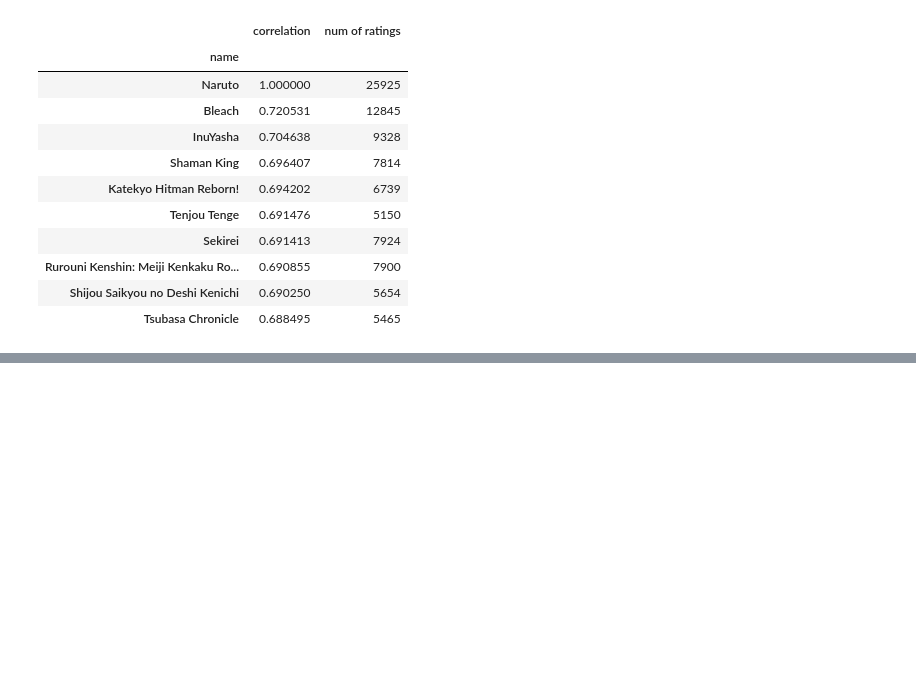
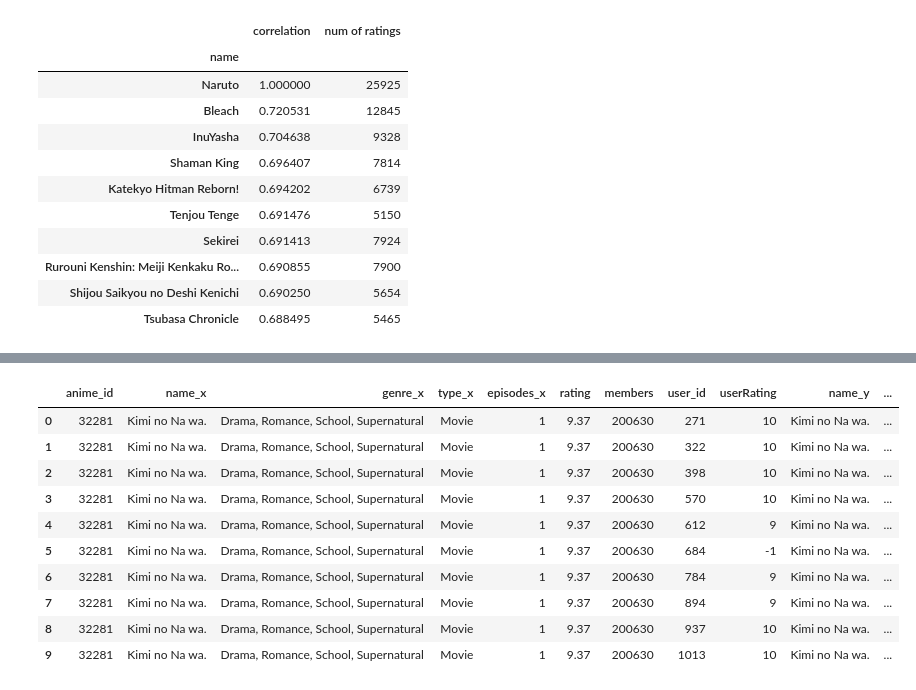
Before and after one commit to ChrisKalahiki/anime-recommendations, a Jupyter notebook: notebooks/main.ipynb, the cells around one changed output, grey strips where cells are left out. Cells and saved outputs as stored; diff of their text form; code cells hidden in the pictures; blank space fills up the shorter version.

```diff
--- a/notebooks/main.ipynb
+++ b/notebooks/main.ipynb
@@ -195,0 +157,6 @@ get_recommendation('Mushishi')
+# %%
+MRPU = users.groupby(['user_id']).mean().reset_index()
+MRPU['mean_rating'] = MRPU['rating']
+
+MRPU.drop(['anime_id','rating'],axis=1, inplace=True)
+MRPU.head(10)
@@ -195,0 +175,6 @@ get_recommendation('Mushishi')
+# %%
+users = pd.merge(users,MRPU,on=['user_id','user_id'])
+# %%
+users = users.drop(users[users.rating < users.mean_rating].index)
+# %%
+users = users.rename({'rating':'userRating'}, axis='columns')
@@ -195,0 +209,16 @@ get_recommendation('Mushishi')
+# %%
+mergedata = pd.merge(anime,users,on=['anime_id','anime_id'])
+mergedata= mergedata[mergedata.user_id <= 20000]
+mergedata.head(10)
+# %% [output]
+|  | anime_id | name_x | genre_x | type_x | episodes_x | rating | members | user_id | userRating | name_y | ... |
+| 0 | 32281 | Kimi no Na wa. | Drama, Romance, School, Supernatural | Movie | 1 | 9.37 | 200630 | 271 | 10 | Kimi no Na wa. | ... |
+| 1 | 32281 | Kimi no Na wa. | Drama, Romance, School, Supernatural | Movie | 1 | 9.37 | 200630 | 322 | 10 | Kimi no Na wa. | ... |
+| 2 | 32281 | Kimi no Na wa. | Drama, Romance, School, Supernatural | Movie | 1 | 9.37 | 200630 | 398 | 10 | Kimi no Na wa. | ... |
+| 3 | 32281 | Kimi no Na wa. | Drama, Romance, School, Supernatural | Movie | 1 | 9.37 | 200630 | 570 | 10 | Kimi no Na wa. | ... |
+| 4 | 32281 | Kimi no Na wa. | Drama, Romance, School, Supernatural | Movie | 1 | 9.37 | 200630 | 612 | 9 | Kimi no Na wa. | ... |
+| 5 | 32281 | Kimi no Na wa. | Drama, Romance, School, Supernatural | Movie | 1 | 9.37 | 200630 | 684 | -1 | Kimi no Na wa. | ... |
+| 6 | 32281 | Kimi no Na wa. | Drama, Romance, School, Supernatural | Movie | 1 | 9.37 | 200630 | 784 | 9 | Kimi no Na wa. | ... |
+| 7 | 32281 | Kimi no Na wa. | Drama, Romance, School, Supernatural | Movie | 1 | 9.37 | 200630 | 894 | 9 | Kimi no Na wa. | ... |
+| 8 | 32281 | Kimi no Na wa. | Drama, Romance, School, Supernatural | Movie | 1 | 9.37 | 200630 | 937 | 10 | Kimi no Na wa. | ... |
+| 9 | 32281 | Kimi no Na wa. | Drama, Romance, School, Supernatural | Movie | 1 | 9.37 | 200630 | 1013 | 10 | Kimi no Na wa. | ... |
```
Also changed, not shown: parts of 10 cells of this notebook.
